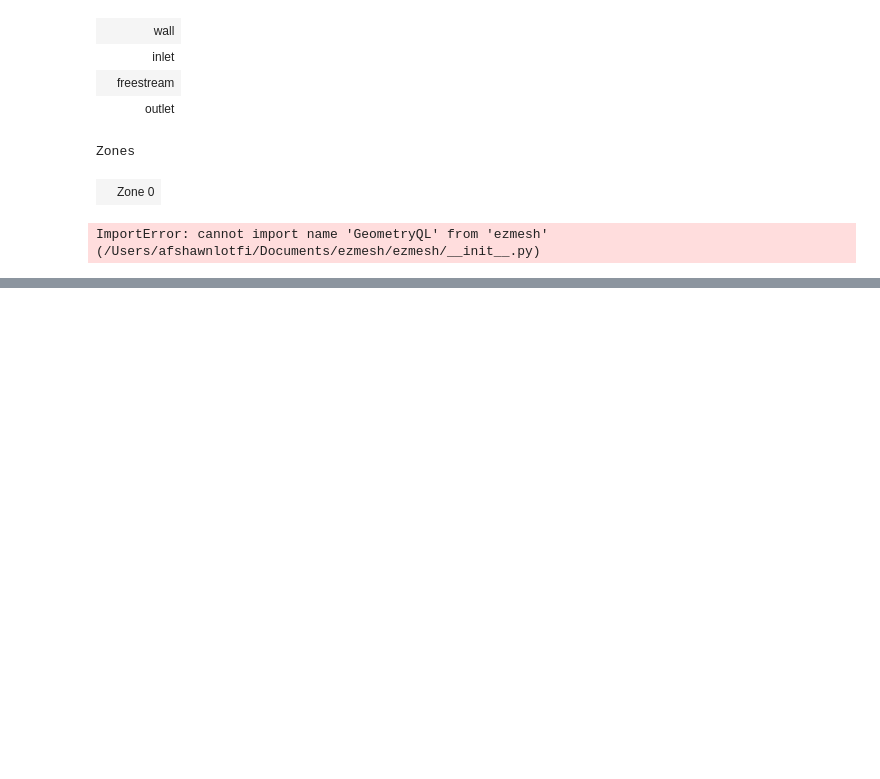
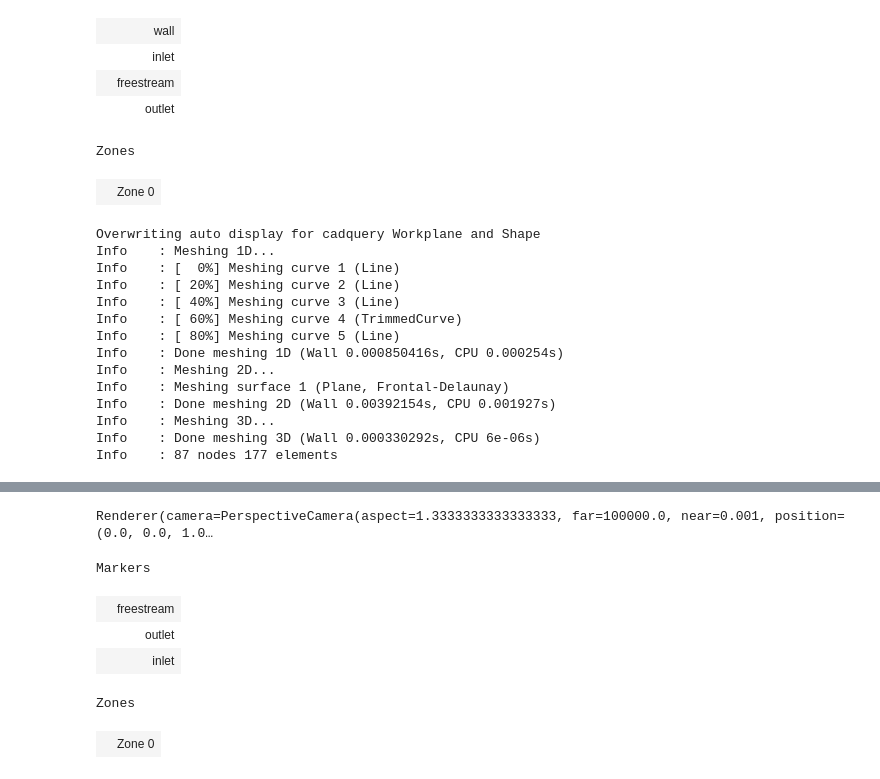
Before and after one commit to OpenOrion/ezmesh, a Jupyter notebook: examples/structured.ipynb, the cells around one changed output, grey strips where cells are left out. Saved outputs shown, nothing was run; the diff lists cells and outputs as text; code cells hidden in the pictures; blank space fills up the shorter version.

```diff
--- a/examples/structured.ipynb
+++ b/examples/structured.ipynb
@@ -72,13 +72,26 @@ with GeometryQL() as geo:
         .addPhysicalGroup("freestream")
         .end()
 
-        .edges("<Y")
-        .addPhysicalGroup("wall")
-        .show()
+        # .edges("<Y")
+        # .addPhysicalGroup("wall")
+        # .show()
         # .end()
 
-        # .generate()
-        # .show("mesh")
+        .generate()
+        .show("mesh")
     )
 # %% [output]
-ImportError: cannot import name 'GeometryQL' from 'ezmesh' (/Users/afshawnlotfi/Documents/ezmesh/ezmesh/__init__.py)
+Overwriting auto display for cadquery Workplane and Shape
+Info    : Meshing 1D...
+Info    : [  0%] Meshing curve 1 (Line)
+Info    : [ 20%] Meshing curve 2 (Line)
+Info    : [ 40%] Meshing curve 3 (Line)
+Info    : [ 60%] Meshing curve 4 (TrimmedCurve)
+Info    : [ 80%] Meshing curve 5 (Line)
+Info    : Done meshing 1D (Wall 0.000850416s, CPU 0.000254s)
+Info    : Meshing 2D...
+Info    : Meshing surface 1 (Plane, Frontal-Delaunay)
+Info    : Done meshing 2D (Wall 0.00392154s, CPU 0.001927s)
+Info    : Meshing 3D...
+Info    : Done meshing 3D (Wall 0.000330292s, CPU 6e-06s)
+Info    : 87 nodes 177 elements
@@ -84,0 +99,7 @@ ImportError: cannot import name 'GeometryQL' from 'ezmesh' (/Users/afshawnlotfi/
+Renderer(camera=PerspectiveCamera(aspect=1.3333333333333333, far=100000.0, near=0.001, position=(0.0, 0.0, 1.0…
+Markers
+|  | freestream |
+|  | outlet |
+|  | inlet |
+Zones
+|  | Zone 0 |
```
Also changed, not shown: parts of 1 cell of this notebook, 12 other files.
